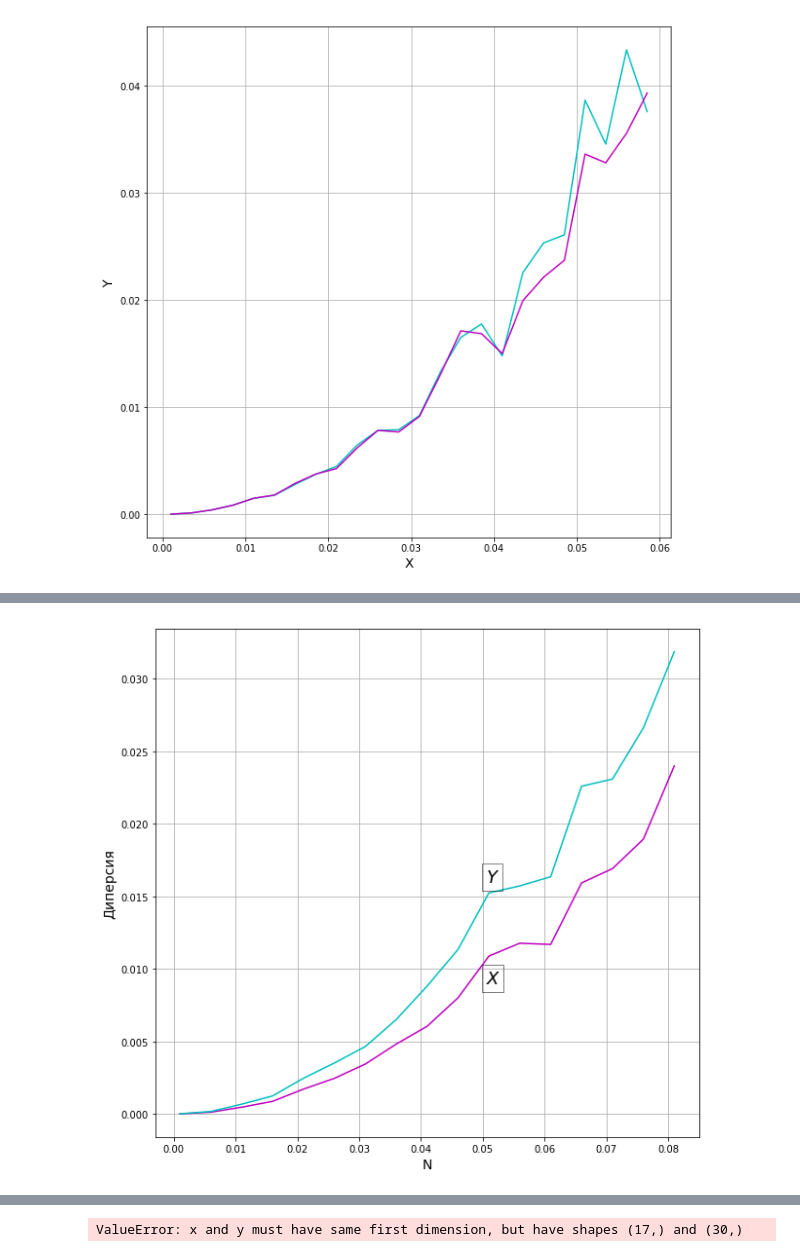
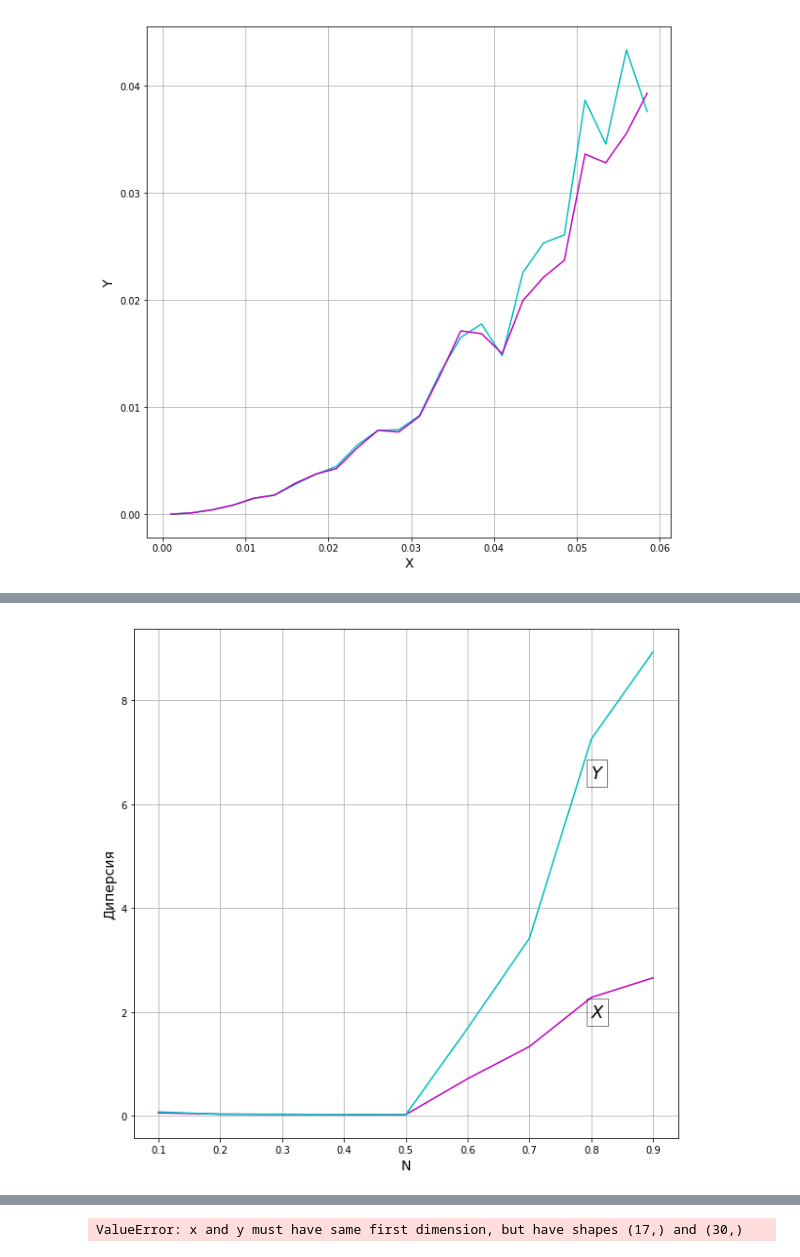
Before and after one commit to kokamido/Diploma, a Jupyter notebook: ipython/oscillation.ipynb, the cells around one changed output, grey strips where cells are left out. Drawn from its saved outputs; the diff is of its cells as text; code cells hidden in the pictures.

```diff
--- a/ipython/oscillation.ipynb
+++ b/ipython/oscillation.ipynb
@@ -506,20 +507,20 @@ Disperison is [0.03760060517604791, 0.03931456296446714]
 #Шум
 step_buf = Step
 p_buf = p
-q=1
-p=1
+q=0.1
+p=0.2
 Step = 0.001
-noise_lvl = 0.0025
+noise_lvl = 0.03
 dis_X = list()
 dis_Y = list()
 parameter = list()
-for i in range(0,17):
-    noise_lvl = 0.001+i*0.005
-    crv = noisy_curve(singular_point_x,singular_point_y,1000000)
+for i in range(1,10):
+    p = i*0.1
+    crv = noisy_curve(singular_point_x,singular_point_y,2000000)
     disp = dispersion(crv)
     dis_X.append(disp[0])
     dis_Y.append(disp[1])
-    parameter.append(noise_lvl)
+    parameter.append(p)
     print("Singular point is: ["+str(singular_point_x)+", "+str(singular_point_y)+"].")
     print("Expectance is "+str(expectancy(crv)))
     print("Disperison is "+str(disp))
@@ -553,19 +554,19 @@ Disperison is [0.023982134298545683, 0.03185118442372567]
 # %%
 fig = plt.figure()
 ax = fig.add_subplot(111)
 fig.subplots_adjust(top=0.85)
-ax.text(0.0506, 0.016, 'Y', style='italic',fontsize=18, bbox={'facecolor':'none', 'alpha':0.5, 'pad':5})
-ax.text(0.0506, 0.009, 'X', style='italic',fontsize=18, bbox={'facecolor':'none', 'alpha':0.5, 'pad':5})
+ax.text(0.8, 1.9, 'X', style='italic',fontsize=18, bbox={'facecolor':'none', 'alpha':0.5, 'pad':5})
+ax.text(0.8, 6.5, 'Y', style='italic',fontsize=18, bbox={'facecolor':'none', 'alpha':0.5, 'pad':5})
 plt.plot(parameter,dis_X,c='m')
 plt.plot(parameter,dis_Y,c='c')
 
 plt.grid()
 plt.xlabel('N',fontsize=14)
 plt.ylabel('Диперсия',fontsize=14)
 
 plt.show()
 # %% [output]
-[figure, old version]
+[figure, new version]
 # %%
 #по параметру
 step_buf = Step
```
Also changed, not shown: parts of 2 cells of this notebook, 17 other files.
